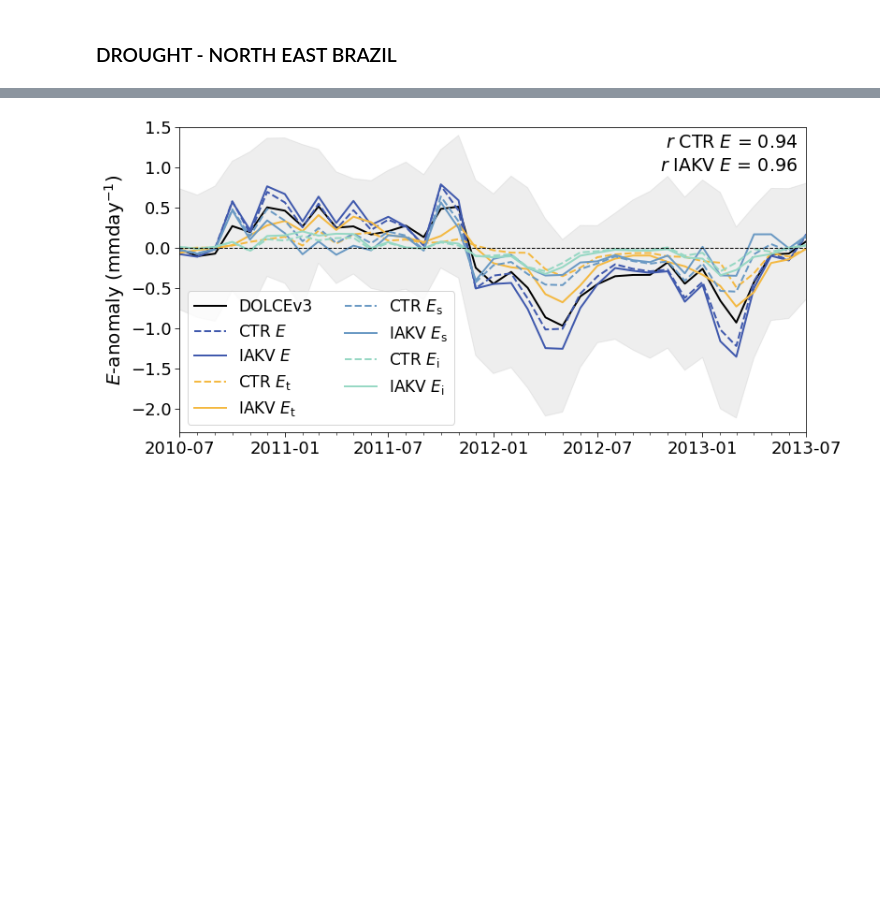
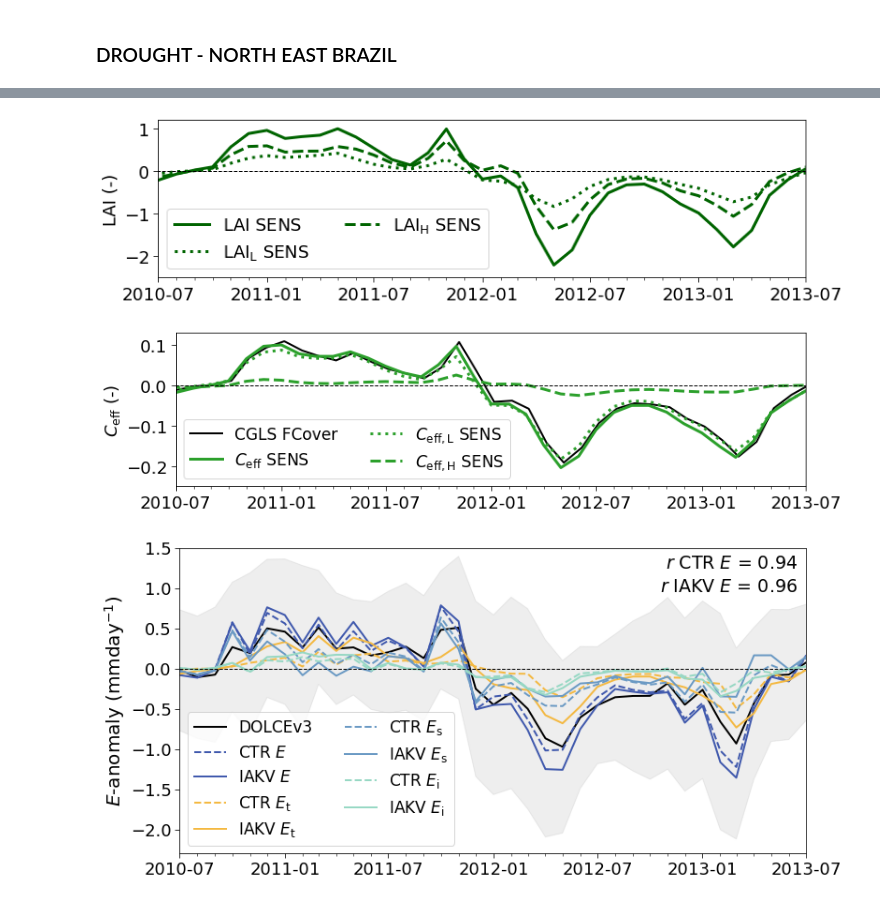
Before and after one commit to fvanoorschot/htessel_analyses, a Jupyter notebook: paper_figures_drought.ipynb, the cells around one changed output, grey strips where cells are left out. Drawn from its saved outputs; the diff is of its cells as text; code cells hidden in the pictures; blank space fills up the shorter version.

```diff
--- a/paper_figures_drought.ipynb
+++ b/paper_figures_drought.ipynb
@@ -947,3 +937,79 @@ fig.savefig(f'{fol}/scripts/HTESSEL/figures/paper_figures/{exp_name1}_{exp_name2
+# %%
+# LAI timeseries anomalies
+mod1 = xr.open_dataset(f'{f_mod1}/ia_anomalies/o_veg_{start_year}_{end_year}_ia_anomalies.nc')
+mod2 = xr.open_dataset(f'{f_mod2}/ia_anomalies/o_veg_{start_year}_{end_year}_ia_anomalies.nc')
+
+mod1 = mod1.where((mod1.lat>lat_minb)&(mod1.lat<lat_maxb)&(mod1.lon>lon_minb)&(mod1.lon<lon_maxb))
+mod2 = mod2.where((mod2.lat>lat_minb)&(mod2.lat<lat_maxb)&(mod2.lon>lon_minb)&(mod2.lon<lon_maxb))
+
+lail1=mod1.var66.mean(dim=['lat','lon'])
+laih1=mod1.var67.mean(dim=['lat','lon'])
+lail2=mod2.var66.mean(dim=['lat','lon'])
+laih2=mod2.var67.mean(dim=['lat','lon'])
+laitot2 = lail2+laih2
+
+cvl1=mod1.CVL.mean(dim=['lat','lon'])
+cvh1=mod1.CVH.mean(dim=['lat','lon'])
+cvl2=mod2.CVL.mean(dim=['lat','lon'])
+cvh2=mod2.CVH.mean(dim=['lat','lon'])
+cv1 = cvl1+cvh1
+cv2 = cvl2+cvh2
+
+f_fc =f'{fol}/DATA/CONFESS/final_lai_fc_data/fcover_n128_final_1999_2019'
+f = xr.open_dataset(f'{f_fc}/mergetime_fcover_n128_1999_2019_ia_anomalies.nc')
+fc = f.FCOVER[:]
+fc = fc.where((fc.lat>lat_minb)&(fc.lat<lat_maxb)&(fc.lon>lon_minb)&(fc.lon<lon_maxb))
+fc = fc.mean(dim=['lat','lon'])
+
+# plot timeseries
+fig = plt.figure(figsize=(12,3))
+ax = fig.add_subplot(111)
+ax.plot(laitot2.time,laitot2, label='$\mathrm{LAI}$ SENS',color='darkgreen',linestyle='-',linewidth=3)
+ax.plot(lail2.time,lail2, label='$\mathrm{LAI}_{\mathrm{L}}$ SENS',color='darkgreen',linestyle=':',linewidth=3)
+ax.plot(laih2.time,laih2, label='$\mathrm{LAI}_{\mathrm{H}}$ SENS',color='darkgreen',linestyle='--',linewidth=3)
+ax.hlines(0,'1999-01-15','2018-12-31',colors='k',linestyles='--',linewidth=1)
+# ax.annotate('$A_\mathrm{L}$='+str(np.round(az_cvl1,2))+', $A_\mathrm{H}$='+str(np.round(az_cvh1,2)),('2012-09-11',0.8), size=19)
+# ax.annotate('$T_\mathrm{L}$=Short grass, $T_\mathrm{H}$=EB trees',('2012-04-11',0.36), size=19)
+ax.set_xlim(start_date,end_date)
+ax.set_xticks(['2010-07-15','2011-01-15','2011-07-15','2012-01-15','2012-07-15','2013-01-15','2013-07-15'])
+ax.set_xticklabels(['2010-07','2011-01','2011-07','2012-01','2012-07','2013-01','2013-07'])
+ax.set_yticks([-2,-1,0,1,2])
+ax.xaxis.set_minor_locator(mdates.DayLocator(bymonthday=15))
+# ax.yaxis.set_minor_locator(AutoMinorLocator(2))
+ax.tick_params(axis='x', which='major',length=5, labelsize=18)
+ax.tick_params(axis='x', which='minor',length=3, labelsize=18)
+ax.tick_params(axis='y', which='major',length=5, labelsize=18)
+ax.tick_params(axis='y', which='minor',length=3, labelsize=18)
+ax.set_ylim(-2.5,1.2)
+ax.set_ylabel('LAI (-)',fontsize=18)
+ax.legend(ncol=2,fontsize=18,loc='lower left')
+fig.savefig(f'{fol}/scripts/HTESSEL/figures/paper_figures/{exp_name1}_{exp_name2}/drought/final_brazil/LAI_anomalies_sens.jpg',dpi=300,bbox_inches='tight')
+
+# plot timeseries
+fig = plt.figure(figsize=(12,3))
+ax = fig.add_subplot(111)
+ax.plot(fc.time,fc, label='CGLS FCover',color='black',linestyle='-',linewidth=2)
+ax.plot(cv2.time,cv2, label='$C_\mathrm{eff}$ SENS',color='tab:green',linestyle='-',linewidth=3)
+ax.plot(cv2.time,cvl2, label='$C_\mathrm{eff,L}$ SENS',color='tab:green',linestyle=':',linewidth=3)
+ax.plot(cv2.time,cvh2, label='$C_\mathrm{eff,H}$ SENS',color='tab:green',linestyle='--',linewidth=3)
+ax.hlines(0,'1999-01-15','2018-12-31',colors='k',linestyles='--',linewidth=1)
+ax.set_xlim(start_date,end_date)
+ax.set_xticks(['2010-07-15','2011-01-15','2011-07-15','2012-01-15','2012-07-15','2013-01-15','2013-07-15'])
+ax.set_xticklabels(['2010-07','2011-01','2011-07','2012-01','2012-07','2013-01','2013-07'])
+ax.set_yticks([-0.2,-0.1,0.0,0.1])
+ax.xaxis.set_minor_locator(mdates.DayLocator(bymonthday=15))
+# ax.yaxis.set_minor_locator(AutoMinorLocator(2))
+ax.tick_params(axis='x', which='major',length=5, labelsize=18)
+ax.tick_params(axis='x', which='minor',length=3, labelsize=18)
+ax.tick_params(axis='y', which='major',length=5, labelsize=18)
+ax.tick_params(axis='y', which='minor',length=3, labelsize=18)
+ax.set_ylim(-0.25,0.13)
+ax.set_ylabel('$C_\mathrm{eff}$ (-)',fontsize=18)
+ax.legend(ncol=2,fontsize=17,loc='lower left')
+fig.savefig(f'{fol}/scripts/HTESSEL/figures/paper_figures/{exp_name1}_{exp_name2}/drought/final_brazil/FCover_anomalies_sens.jpg',dpi=300,bbox_inches='tight')
+# %% [output]
+[figure, added]
+[figure, added]
 # %%
 # TIMESERIES ANOMALY E P
 mod1 = xr.open_dataset(f'{f_mod1}/ia_anomalies/o_wat_{start_year}_{end_year}_ia_anomalies.nc')
```
Also changed, not shown: parts of 5 cells of this notebook.
